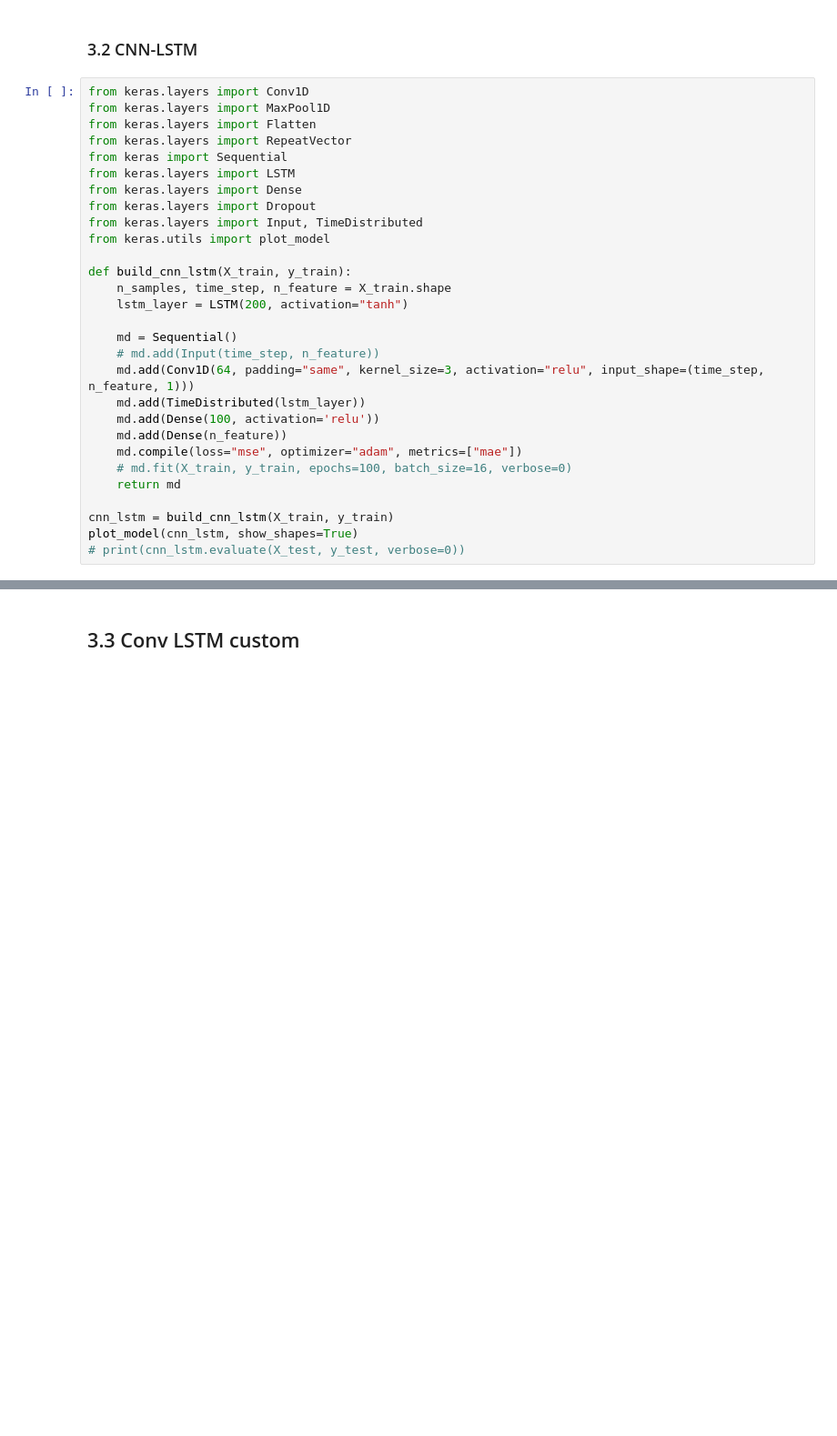
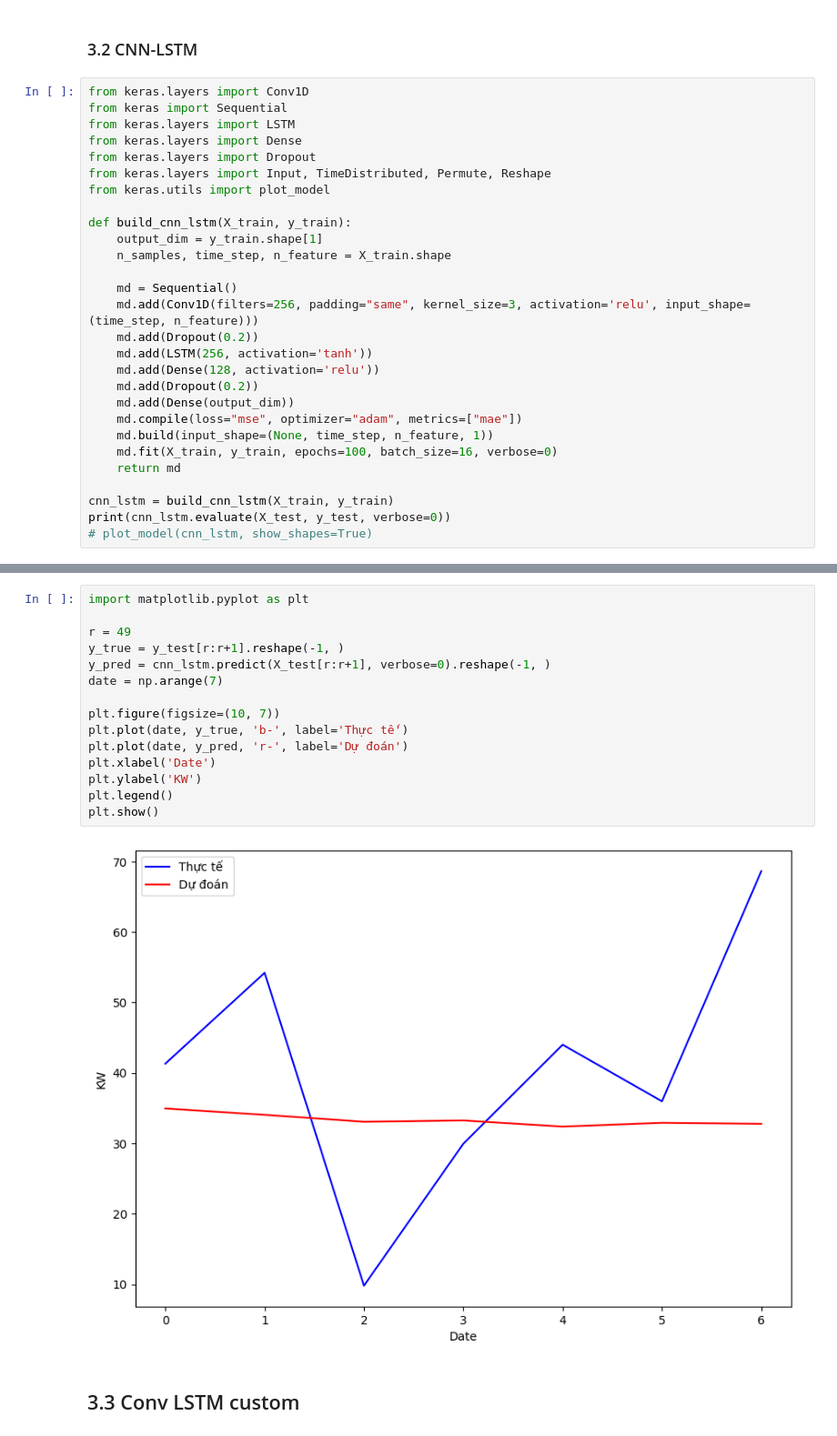
Before and after one commit to Luanho20092002/NCKH_SolarSystem, a Jupyter notebook: test.ipynb, the cells around one changed output, grey strips where cells are left out. Shown at 91% size. Cells and saved outputs as stored; diff of their text form; blank space fills up the shorter version.

```diff
--- a/test.ipynb
+++ b/test.ipynb
@@ -129,31 +186,30 @@ print(md.evaluate(X_test, y_test, verbose=0))
 ### 3.2 CNN-LSTM
 # %%
 from keras.layers import Conv1D
-from keras.layers import MaxPool1D
-from keras.layers import Flatten
-from keras.layers import RepeatVector
 from keras import Sequential
 from keras.layers import LSTM
 from keras.layers import Dense
 from keras.layers import Dropout
-from keras.layers import Input, TimeDistributed
+from keras.layers import Input, TimeDistributed, Permute, Reshape
 from keras.utils import plot_model
 
 def build_cnn_lstm(X_train, y_train):
+    output_dim = y_train.shape[1]
     n_samples, time_step, n_feature = X_train.shape
-    lstm_layer = LSTM(200, activation="tanh")
 
     md = Sequential()
-    # md.add(Input(time_step, n_feature))
-    md.add(Conv1D(64, padding="same", kernel_size=3, activation="relu", input_shape=(time_step, n_feature, 1)))
-    md.add(TimeDistributed(lstm_layer))
-    md.add(Dense(100, activation='relu'))
-    md.add(Dense(n_feature))
+    md.add(Conv1D(filters=256, padding="same", kernel_size=3, activation='relu', input_shape=(time_step, n_feature)))
+    md.add(Dropout(0.2))
+    md.add(LSTM(256, activation='tanh'))
+    md.add(Dense(128, activation='relu'))
+    md.add(Dropout(0.2))
+    md.add(Dense(output_dim))
     md.compile(loss="mse", optimizer="adam", metrics=["mae"])
-    # md.fit(X_train, y_train, epochs=100, batch_size=16, verbose=0)
+    md.build(input_shape=(None, time_step, n_feature, 1))
+    md.fit(X_train, y_train, epochs=100, batch_size=16, verbose=0)
     return md
 
 cnn_lstm = build_cnn_lstm(X_train, y_train)
-plot_model(cnn_lstm, show_shapes=True)
-# print(cnn_lstm.evaluate(X_test, y_test, verbose=0))
+print(cnn_lstm.evaluate(X_test, y_test, verbose=0))
+# plot_model(cnn_lstm, show_shapes=True)
 # %% [output]
@@ -173,3 +217,20 @@ Name: kilowatt-hours, dtype: float64
+# %%
+import matplotlib.pyplot as plt
+
+r = 49
+y_true = y_test[r:r+1].reshape(-1, )
+y_pred = cnn_lstm.predict(X_test[r:r+1], verbose=0).reshape(-1, )
+date = np.arange(7)
+
+plt.figure(figsize=(10, 7))
+plt.plot(date, y_true, 'b-', label='Thực tế')
+plt.plot(date, y_pred, 'r-', label='Dự đoán')
+plt.xlabel('Date')
+plt.ylabel('KW')
+plt.legend()
+plt.show()
+# %% [output]
+[figure, added]
 # %% [markdown]
 ## 3.3 Conv LSTM custom
 # %%
```
Also changed, not shown: parts of 11 cells of this notebook.
